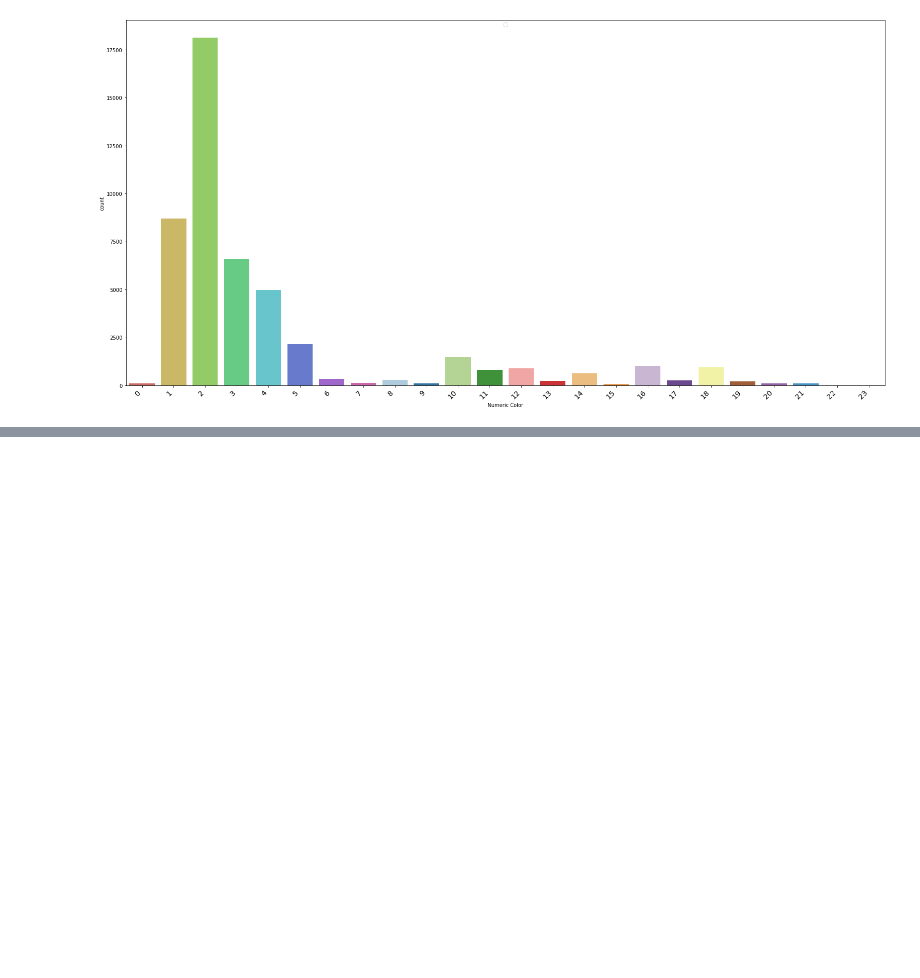
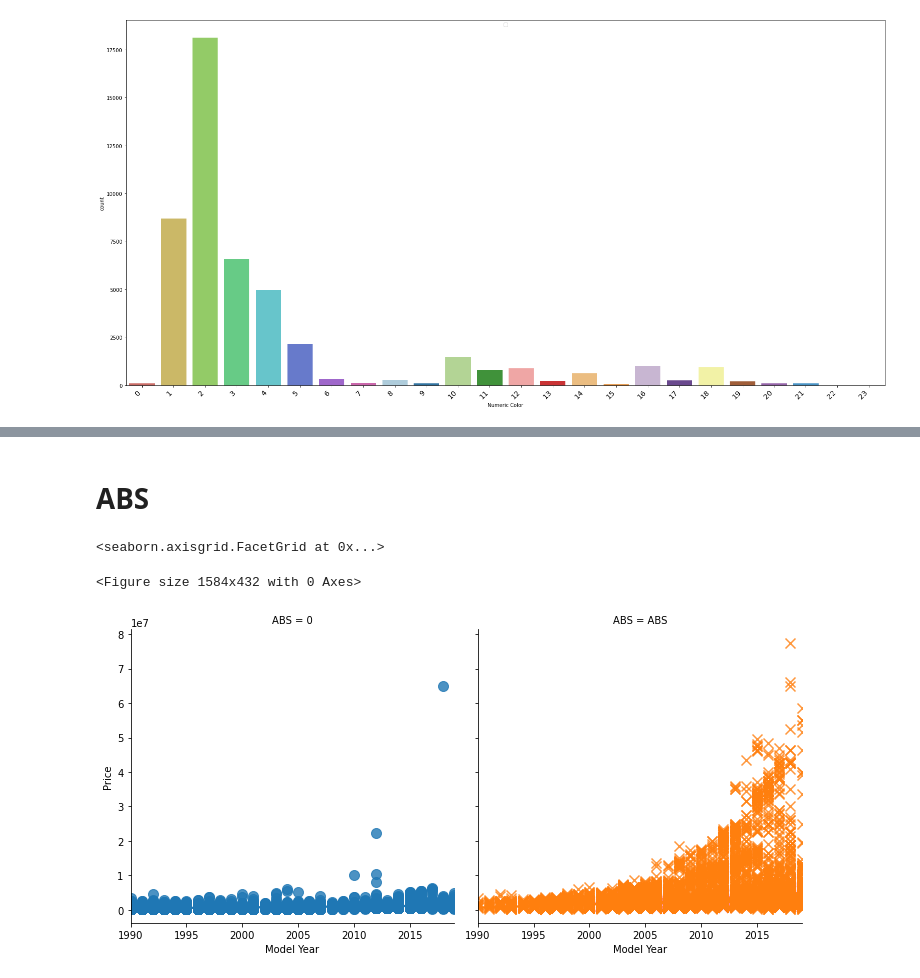
Before and after one commit to TheFahad-55/Project-, a Jupyter notebook: NNUMERIC CONVERSION.ipynb, the cells around one changed output, grey strips where cells are left out. Saved outputs shown, nothing was run; the diff lists cells and outputs as text; code cells hidden in the pictures; blank space fills up the shorter version.

```diff
--- a/NNUMERIC CONVERSION.ipynb
+++ b/NNUMERIC CONVERSION.ipynb
@@ -361,0 +387,10 @@ No handles with labels found to put in legend.
+# %% [markdown]
+# ABS
+# %%
+plt.figure(figsize=(22,6))
+sns.lmplot(x='Model Year',y='Price',data=data,hue='ABS',markers=['o','x'],scatter_kws={'s':100}
+          ,col="ABS")
+# %% [output]
+<seaborn.axisgrid.FacetGrid at 0x...>
+<Figure size 1584x432 with 0 Axes>
+[figure, added]
```
Also changed, not shown: parts of 32 cells of this notebook.
